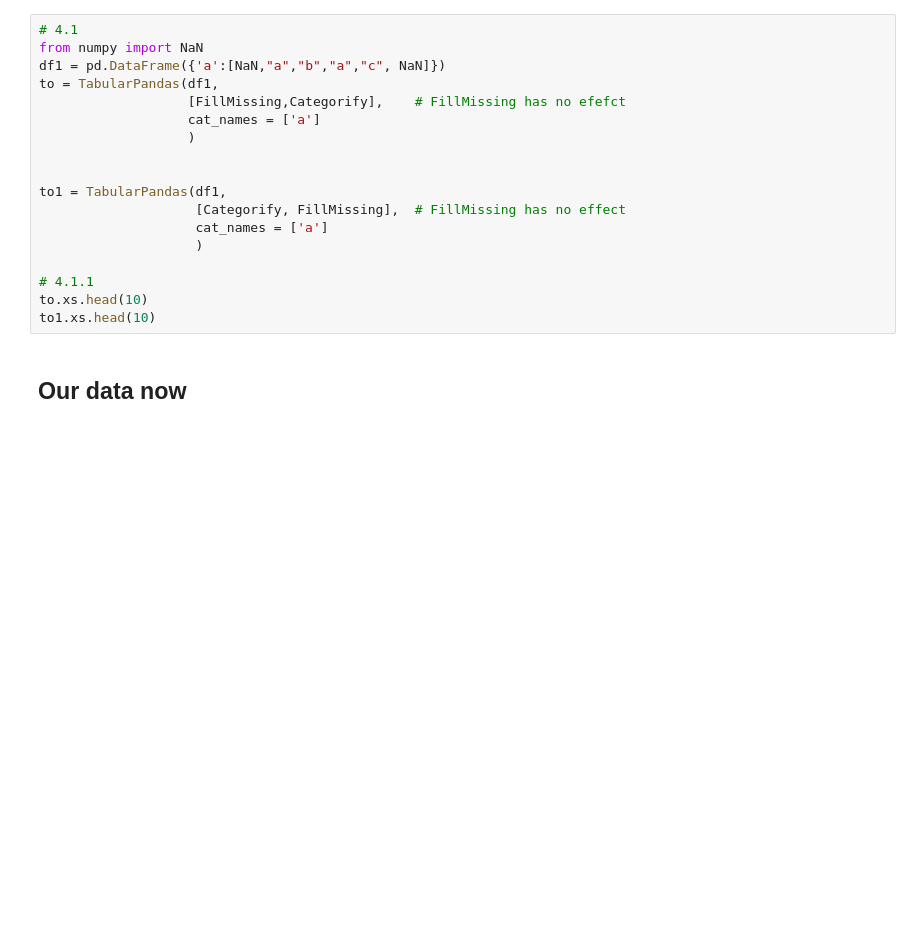
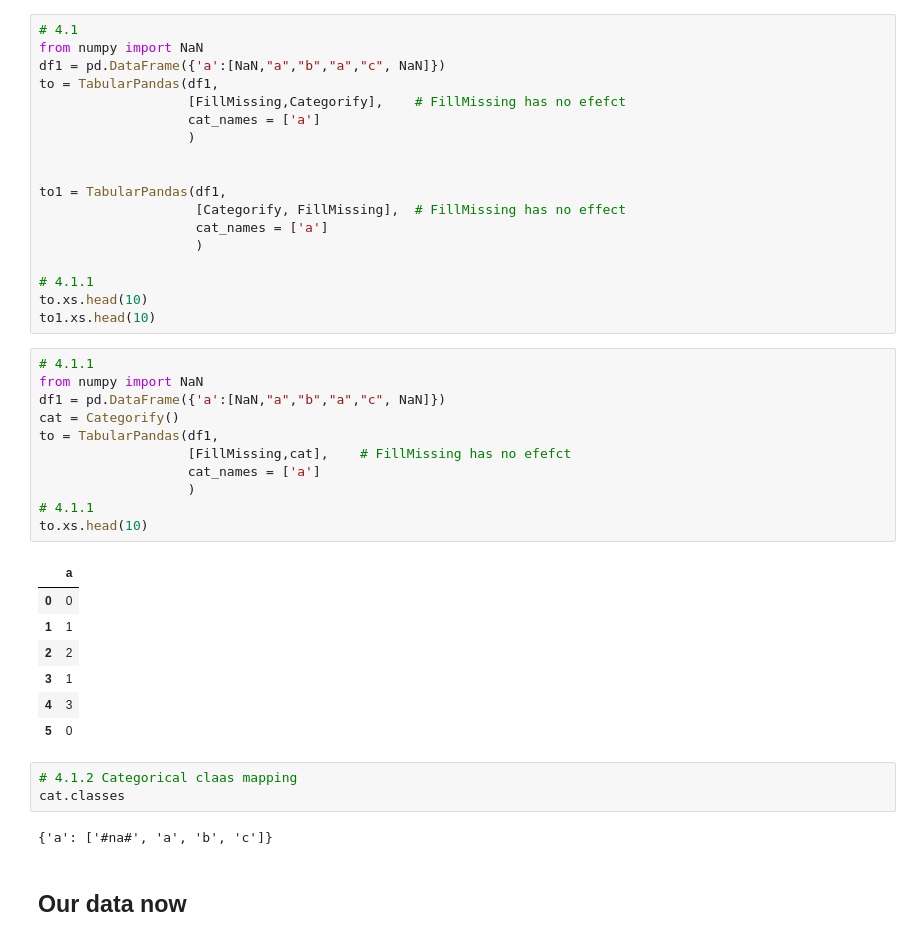
Before and after one commit to harnalashok/deeplearning, a Jupyter notebook: Tabular_data_with_fastai.ipynb, the cells around one changed output. Saved outputs shown, nothing was run; the diff lists cells and outputs as text; blank space fills up the shorter version.

```diff
--- a/Tabular_data_with_fastai.ipynb
+++ b/Tabular_data_with_fastai.ipynb
@@ -229,6 +229,30 @@ to1 = TabularPandas(df1,
 # 4.1.1
 to.xs.head(10)
 to1.xs.head(10)
+# %%
+# 4.1.1
+from numpy import NaN
+df1 = pd.DataFrame({'a':[NaN,"a","b","a","c", NaN]})
+cat = Categorify()
+to = TabularPandas(df1,
+                   [FillMissing,cat],    # FillMissing has no efefct
+                   cat_names = ['a']
+                   )
+# 4.1.1
+to.xs.head(10)
+# %% [output]
+|  | a |
+| 0 | 0 |
+| 1 | 1 |
+| 2 | 2 |
+| 3 | 1 |
+| 4 | 3 |
+| 5 | 0 |
+# %%
+# 4.1.2 Categorical claas mapping
+cat.classes
+# %% [output]
+{'a': ['#na#', 'a', 'b', 'c']}
 # %% [markdown]
 ## Our data now
 # %%
```
Also changed, not shown: parts of 9 cells of this notebook.
